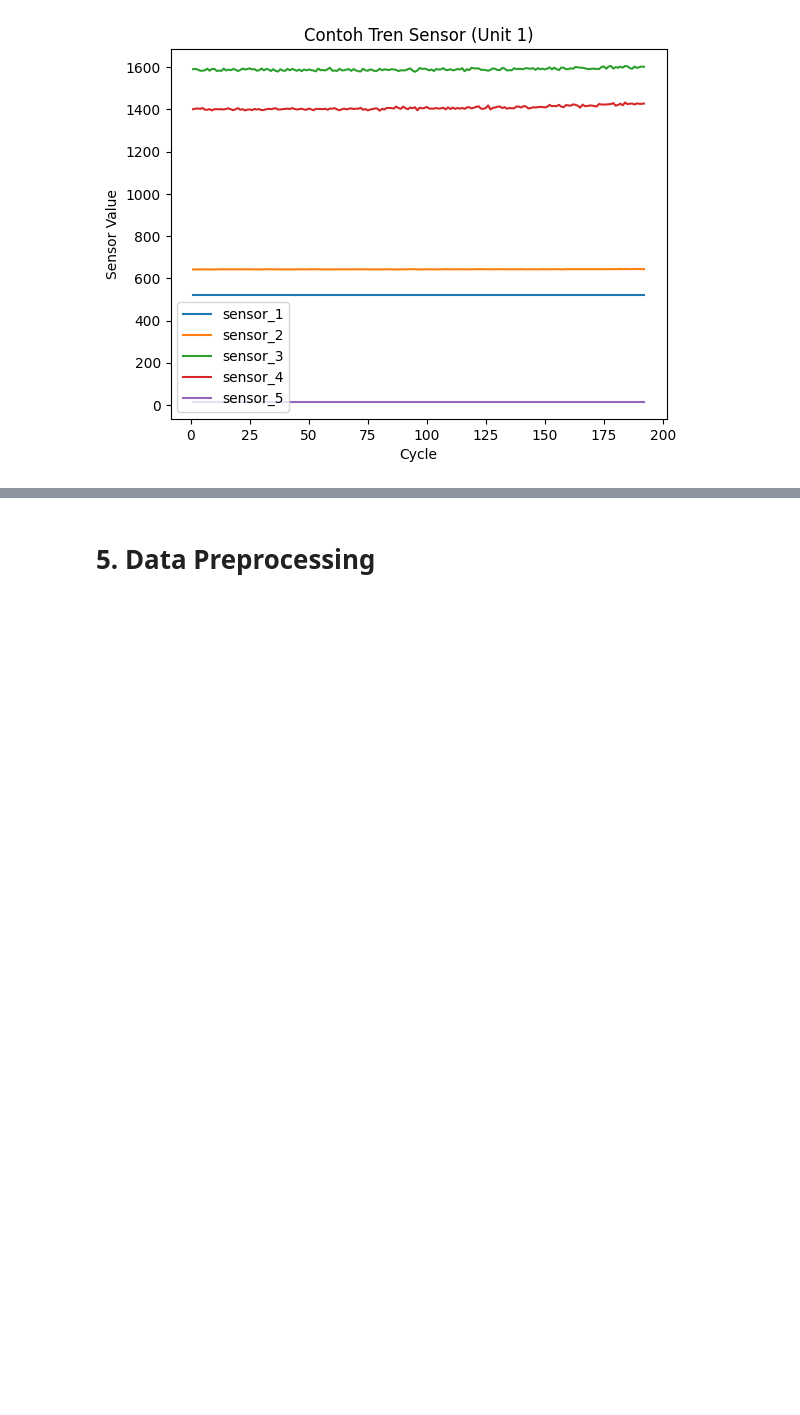
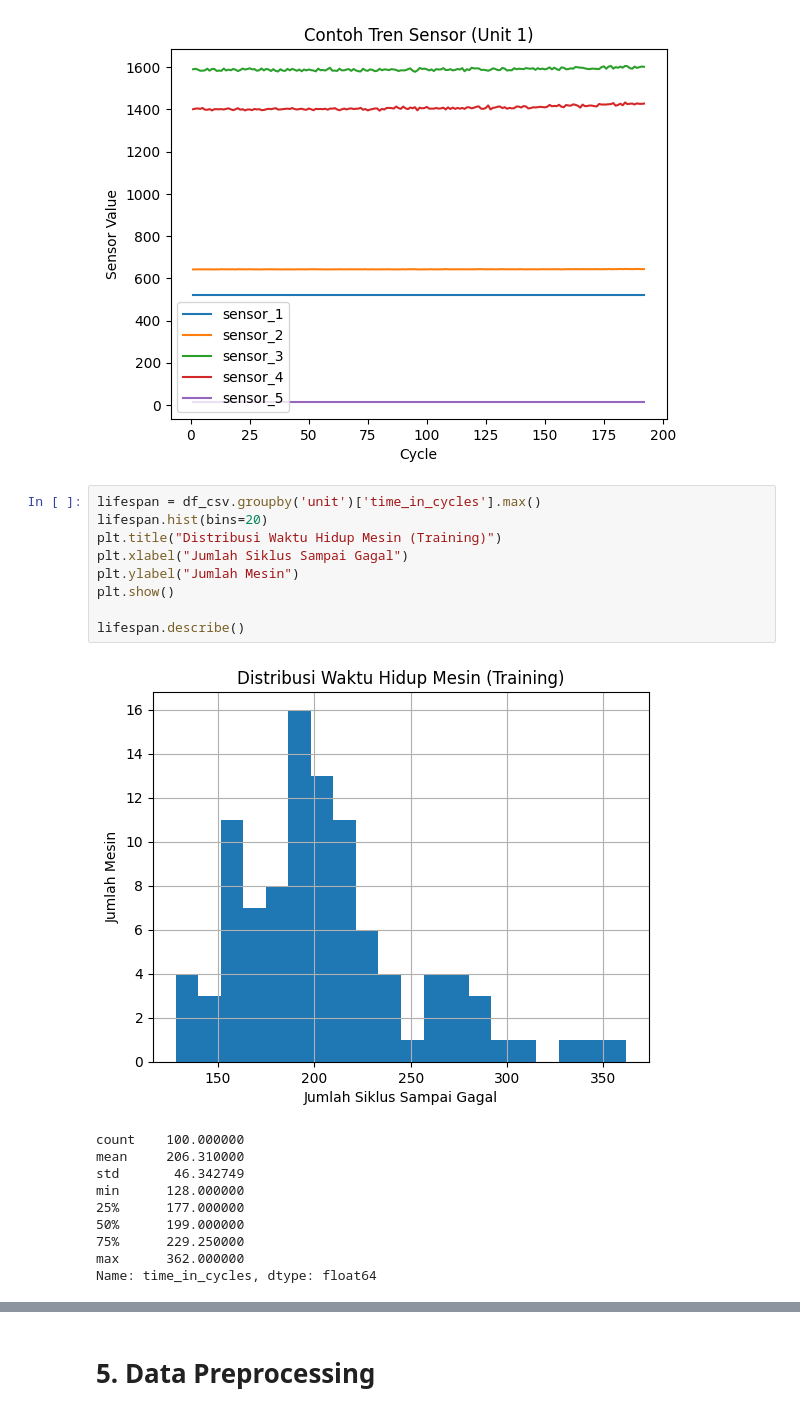
Before and after one commit to pikidisini/Eksperimen_SML_Fiqih, a Jupyter notebook: SMSML_Fiqih/Membangun_model/Eksperimen_Fiqih.ipynb, the cells around one changed output, grey strips where cells are left out. Cells and saved outputs as stored; diff of their text form; blank space fills up the shorter version.

```diff
--- a/SMSML_Fiqih/Membangun_model/Eksperimen_Fiqih.ipynb
+++ b/SMSML_Fiqih/Membangun_model/Eksperimen_Fiqih.ipynb
@@ -90,3 +92,23 @@ plt.show()
 # %% [output]
 [figure]
 [figure]
+# %%
+lifespan = df_csv.groupby('unit')['time_in_cycles'].max()
+lifespan.hist(bins=20)
+plt.title("Distribusi Waktu Hidup Mesin (Training)")
+plt.xlabel("Jumlah Siklus Sampai Gagal")
+plt.ylabel("Jumlah Mesin")
+plt.show()
+
+lifespan.describe()
+# %% [output]
+[figure, added]
+count    100.000000
+mean     206.310000
+std       46.342749
+min      128.000000
+25%      177.000000
+50%      199.000000
+75%      229.250000
+max      362.000000
+Name: time_in_cycles, dtype: float64
```
Also changed, not shown: parts of 10 cells of this notebook, 15 other files.
